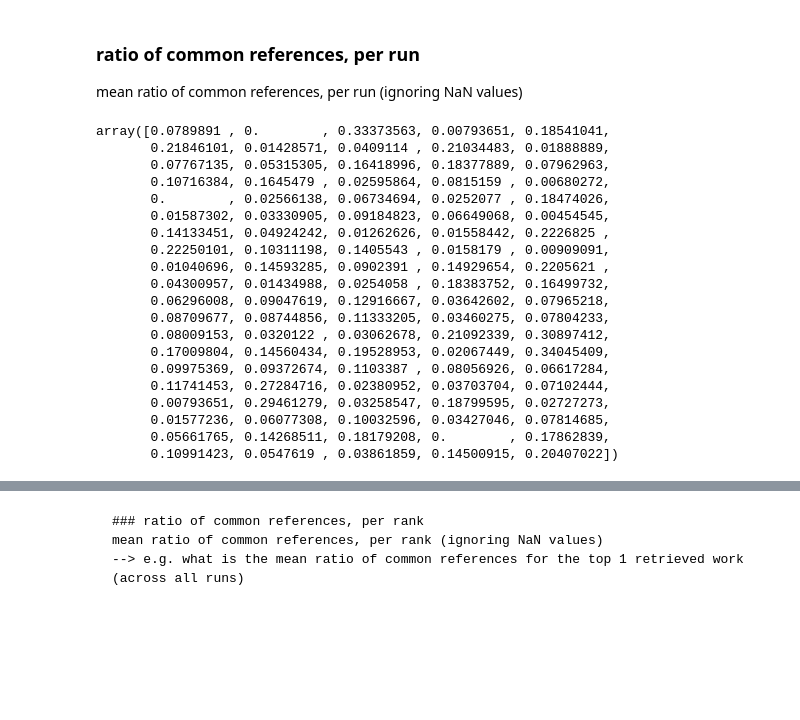
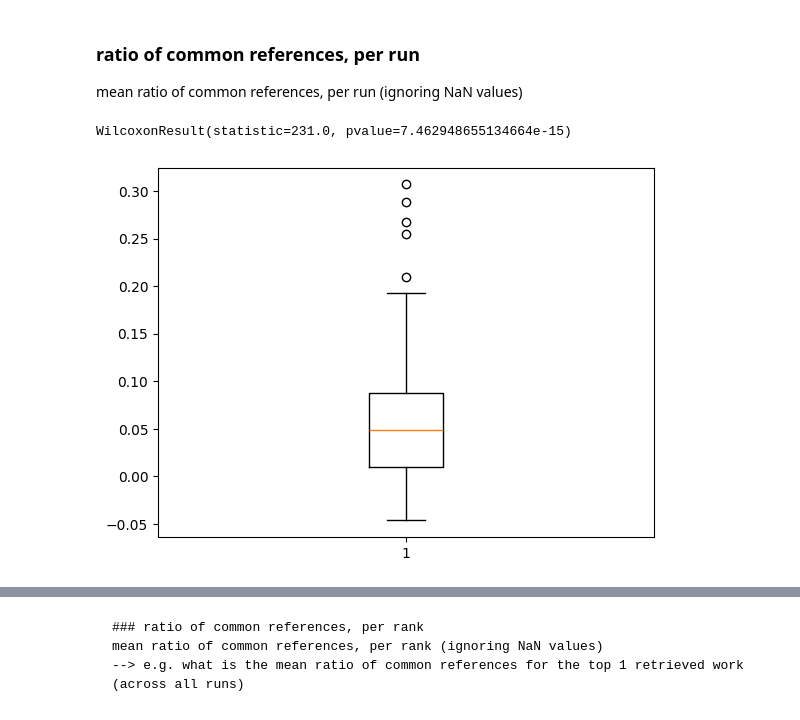
Before and after one commit to fa-se/llm-paper-recommendation-summarization, a Jupyter notebook: notebooks/plots_reranking.ipynb, the cells around one changed output, grey strips where cells are left out. Saved outputs shown, nothing was run; the diff lists cells and outputs as text; code cells hidden in the pictures; blank space fills up the shorter version.

```diff
--- a/notebooks/plots_reranking.ipynb
+++ b/notebooks/plots_reranking.ipynb
@@ -115,6 +115,14 @@ def get_ratio_retrieved_references(df: pd.DataFrame) -> NDArray[np.float64]:
         ratio_retrieved_references.append(num_retrieved_references / len(referenced_publications_in_corpus[query_work_id]))
 
     return np.array(ratio_retrieved_references)
+
+# test for normal distribution of differences
+import scipy.stats as stats
+def test_normal_distribution(retrieval: NDArray[np.float64], reranking: NDArray[np.float64]) -> None:
+    difference = reranking - retrieval
+    print(stats.wilcoxon(difference))
+    # box plot
+    plt.boxplot(difference)
 # %%
 # ratio of retrieved query work references to the total number of query work references in corpus
 ratio_retrieved_references_retrieval = get_ratio_retrieved_references(retrieval_top10)
@@ -317,28 +319,10 @@ mean ratio of common references, per run (ignoring NaN values)
 # %%
 mean_ratio_common_references_per_run_reranking = get_mean_ratio_common_references_per_run(ratio_common_references_reranking)
 mean_ratio_common_references_per_run_retrieval = get_mean_ratio_common_references_per_run(ratio_common_references_retrieval)
-mean_ratio_common_references_per_run_reranking
+test_normal_distribution(mean_ratio_common_references_per_run_retrieval, mean_ratio_common_references_per_run_reranking)
 # %% [output]
-array([0.0789891 , 0.        , 0.33373563, 0.00793651, 0.18541041,
-       0.21846101, 0.01428571, 0.0409114 , 0.21034483, 0.01888889,
-       0.07767135, 0.05315305, 0.16418996, 0.18377889, 0.07962963,
-       0.10716384, 0.1645479 , 0.02595864, 0.0815159 , 0.00680272,
-       0.        , 0.02566138, 0.06734694, 0.0252077 , 0.18474026,
-       0.01587302, 0.03330905, 0.09184823, 0.06649068, 0.00454545,
-       0.14133451, 0.04924242, 0.01262626, 0.01558442, 0.2226825 ,
-       0.22250101, 0.10311198, 0.1405543 , 0.0158179 , 0.00909091,
-       0.01040696, 0.14593285, 0.0902391 , 0.14929654, 0.2205621 ,
-       0.04300957, 0.01434988, 0.0254058 , 0.18383752, 0.16499732,
-       0.06296008, 0.09047619, 0.12916667, 0.03642602, 0.07965218,
-       0.08709677, 0.08744856, 0.11333205, 0.03460275, 0.07804233,
-       0.08009153, 0.0320122 , 0.03062678, 0.21092339, 0.30897412,
-       0.17009804, 0.14560434, 0.19528953, 0.02067449, 0.34045409,
-       0.09975369, 0.09372674, 0.1103387 , 0.08056926, 0.06617284,
-       0.11741453, 0.27284716, 0.02380952, 0.03703704, 0.07102444,
-       0.00793651, 0.29461279, 0.03258547, 0.18799595, 0.02727273,
-       0.01577236, 0.06077308, 0.10032596, 0.03427046, 0.07814685,
-       0.05661765, 0.14268511, 0.18179208, 0.        , 0.17862839,
-       0.10991423, 0.0547619 , 0.03861859, 0.14500915, 0.20407022])
+WilcoxonResult(statistic=231.0, pvalue=7.462948655134664e-15)
+[figure, added]
 # %%
 plot_comparison(mean_ratio_common_references_per_run_retrieval, mean_ratio_common_references_per_run_reranking, title="Mean Ratio of Common References", xlabel="Run", ylabel="MRCR")
 # %% [output]
```
Also changed, not shown: parts of 6 cells of this notebook, 18 other files.
